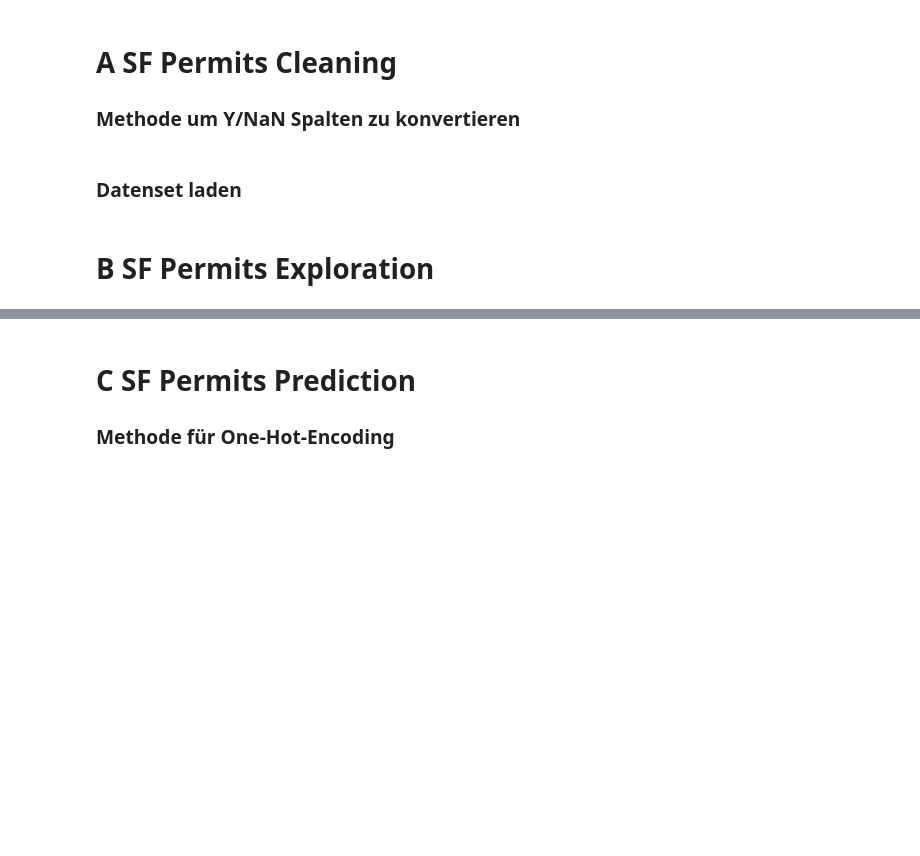
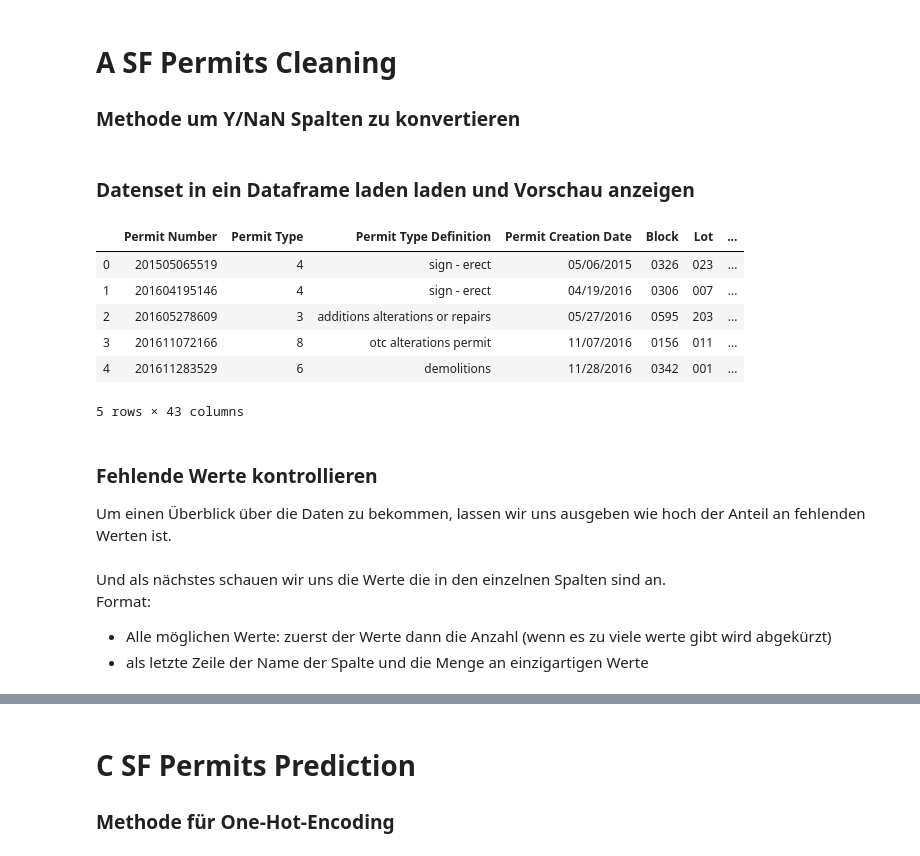
Before and after one commit to maxmoehl/ATIT2_assignments, a Jupyter notebook: Assignment_2/solution.ipynb, the cells around one changed output, grey strips where cells are left out. Saved outputs shown, nothing was run; the diff lists cells and outputs as text; code cells hidden in the pictures; blank space fills up the shorter version.

```diff
--- a/Assignment_2/solution.ipynb
+++ b/Assignment_2/solution.ipynb
@@ -30,6 +32,18 @@ def replace_y_with_0_1(df: pd.DataFrame, column: str) -> pd.DataFrame:
 # %% [markdown]
-### Datenset laden
+### Datenset in ein Dataframe laden laden und Vorschau anzeigen
 # %%
-permits_df = pd.read_csv("building_permits.csv")
+sanfrancisco_df = pd.read_csv("./Building_Permits.csv")
+
+sanfrancisco_df.head(5)
+# %% [output]
+|  | Permit Number | Permit Type | Permit Type Definition | Permit Creation Date | Block | Lot | ... |
+| 0 | 201505065519 | 4 | sign - erect | 05/06/2015 | 0326 | 023 | ... |
+| 1 | 201604195146 | 4 | sign - erect | 04/19/2016 | 0306 | 007 | ... |
+| 2 | 201605278609 | 3 | additions alterations or repairs | 05/27/2016 | 0595 | 203 | ... |
+| 3 | 201611072166 | 8 | otc alterations permit | 11/07/2016 | 0156 | 011 | ... |
+| 4 | 201611283529 | 6 | demolitions | 11/28/2016 | 0342 | 001 | ... |
+5 rows × 43 columns
-# %% [markdown]
-# B SF Permits Exploration
+# %% [markdown]
+### Fehlende Werte kontrollieren
+
+Um einen Überblick über die Daten zu bekommen, lassen wir uns ausgeben wie hoch der Anteil an fehlenden Werten ist.
@@ -35,0 +52,5 @@ permits_df = pd.read_csv("building_permits.csv")
+# %% [markdown]
+Und als nächstes schauen wir uns die Werte die in den einzelnen Spalten sind an.
+Format:
+- Alle möglichen Werte: zuerst der Werte dann die Anzahl (wenn es zu viele werte gibt wird abgekürzt)
+- als letzte Zeile der Name der Spalte und die Menge an einzigartigen Werte
```
Also changed, not shown: parts of 34 cells of this notebook, 1 other file.
